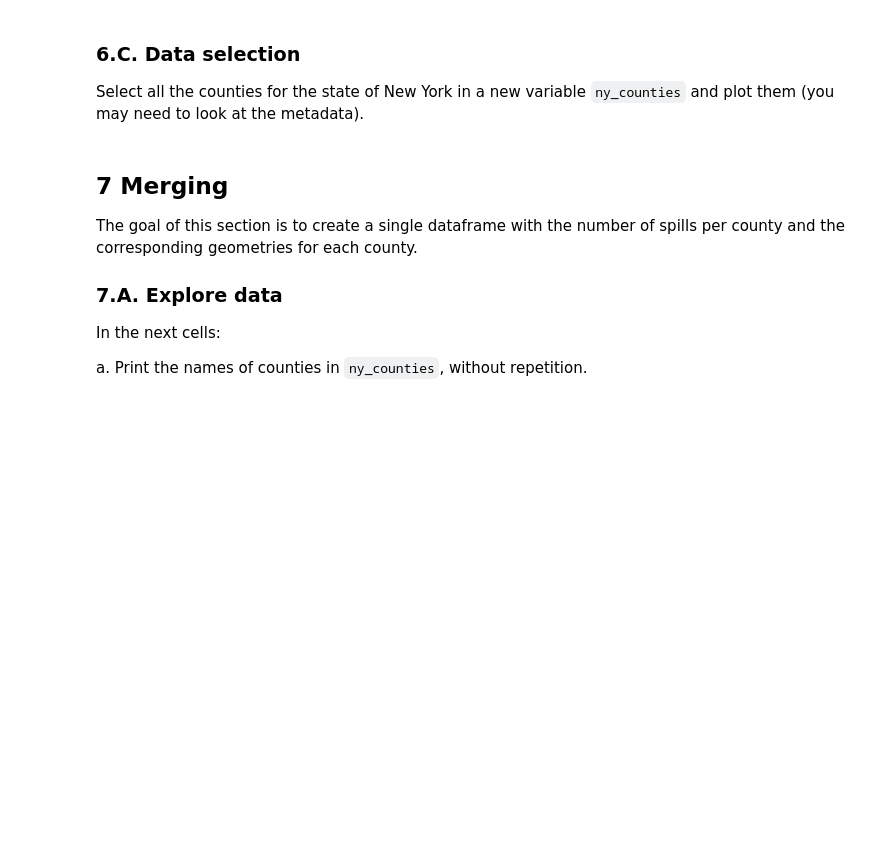
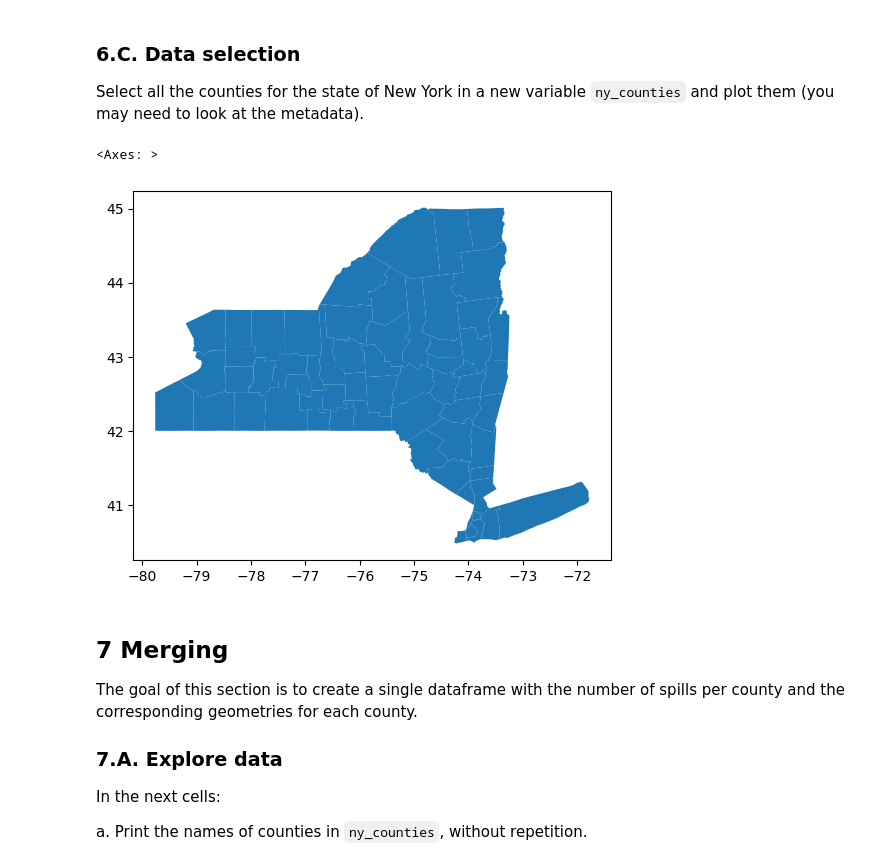
Before and after one commit to jwonyk/eds220-hwk3, a Jupyter notebook: hwk3-task2-spills.ipynb, the cells around one changed output. Drawn from its saved outputs; the diff is of its cells as text; code cells hidden in the pictures; blank space fills up the shorter version.

```diff
--- a/hwk3-task2-spills.ipynb
+++ b/hwk3-task2-spills.ipynb
@@ -327,3 +377,11 @@ _Type your answer here, replacing this text._
 ### 6.B. Cleaning
 
 Simplify column names as needed.
+# %%
+# Due to the fact that most column uses uppercase, we will convert all column to uppercase
+counties.columns = (counties.columns
+                    .str.strip()
+                    .str.upper())
+
+# Confirm changes
+counties.info()
@@ -335,6 +411,18 @@ Simplify column names as needed.
 ### 6.C. Data selection
 
 Select all the counties for the state of New York in a new variable `ny_counties` and plot them (you may need to look at the metadata).
+# %%
+# Filter to keep only counties in New York state (FIPS code to 36)
+# Make sure to have independent copy to data to avoid issues
+
+ny_counties = counties[counties['STATEFP'] == '36'].copy()
+# %%
+# Confirm if data selection was successful by plotting
+ny_counties = ny_counties.set_geometry('GEOMETRY')
+ny_counties.plot()
+# %% [output]
+<Axes: >
+[figure, added]
 # %% [markdown]
 <!-- END QUESTION -->
 
```
Also changed, not shown: parts of 7 cells of this notebook.
